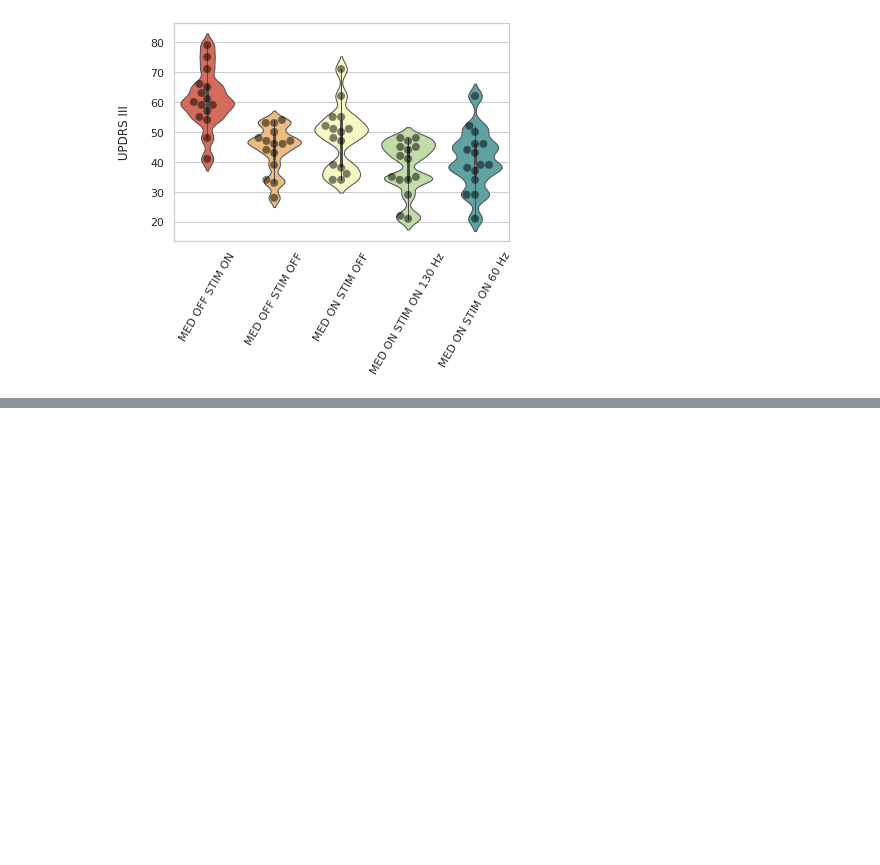
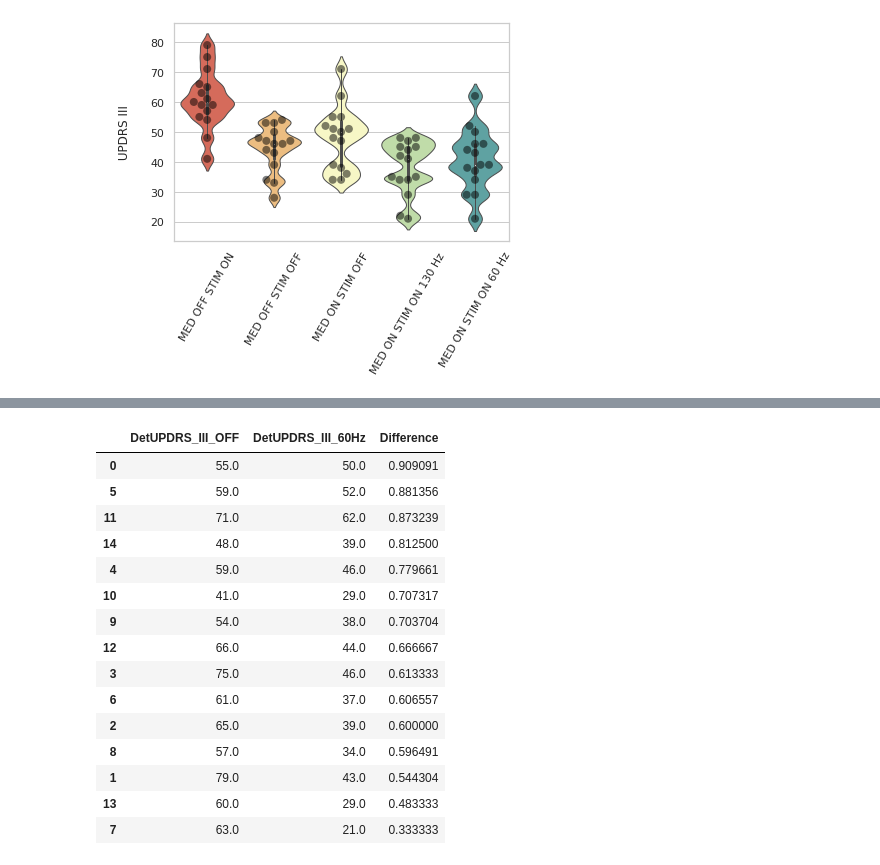
Before and after one commit to Le-bruit-de-nos-pas/3D_Kinematics_Freezing_of_Gait_Parkinson_2023, a Jupyter notebook: FOG_ANOVA (1).ipynb, the cells around one changed output, grey strips where cells are left out. Drawn from its saved outputs; the diff is of its cells as text; code cells hidden in the pictures; blank space fills up the shorter version.

```diff
--- a/FOG_ANOVA (1).ipynb
+++ b/FOG_ANOVA (1).ipynb
@@ -600,0 +803,33 @@ ax.set_xticklabels(['MED OFF STIM ON', 'MED OFF STIM OFF', 'MED ON STIM OFF', 'M
+# %%
+DetUPDRS_III_OFF = pd.DataFrame(
+    deter_data.DetUPDRS_III[deter_data.condition == "MED_OFF_STIM_OFF"]
+    ).rename(columns={"DetUPDRS_III": "DetUPDRS_III_OFF"}).reset_index(drop=True)
+
+DetUPDRS_III_60Hz = pd.DataFrame(
+    deter_data.DetUPDRS_III[deter_data.condition == "MED_ON_STIM_ON_60Hz"]
+    ).rename(columns={"DetUPDRS_III": "DetUPDRS_III_60Hz"}).reset_index(drop=True)
+
+OFF_to60Hz = DetUPDRS_III_OFF.join(DetUPDRS_III_60Hz)
+
+OFF_to60Hz = DetUPDRS_III_OFF.join(DetUPDRS_III_60Hz)
+
+OFF_to60Hz["Difference"] =   OFF_to60Hz["DetUPDRS_III_60Hz"] / OFF_to60Hz["DetUPDRS_III_OFF"]
+
+OFF_to60Hz.sort_values("Difference", ascending=False)
+# %% [output]
+|  | DetUPDRS_III_OFF | DetUPDRS_III_60Hz | Difference |
+| 0 | 55.0 | 50.0 | 0.909091 |
+| 5 | 59.0 | 52.0 | 0.881356 |
+| 11 | 71.0 | 62.0 | 0.873239 |
+| 14 | 48.0 | 39.0 | 0.812500 |
+| 4 | 59.0 | 46.0 | 0.779661 |
+| 10 | 41.0 | 29.0 | 0.707317 |
+| 9 | 54.0 | 38.0 | 0.703704 |
+| 12 | 66.0 | 44.0 | 0.666667 |
+| 3 | 75.0 | 46.0 | 0.613333 |
+| 6 | 61.0 | 37.0 | 0.606557 |
+| 2 | 65.0 | 39.0 | 0.600000 |
+| 8 | 57.0 | 34.0 | 0.596491 |
+| 1 | 79.0 | 43.0 | 0.544304 |
+| 13 | 60.0 | 29.0 | 0.483333 |
+| 7 | 63.0 | 21.0 | 0.333333 |
```
Also changed, not shown: parts of 33 cells of this notebook.
